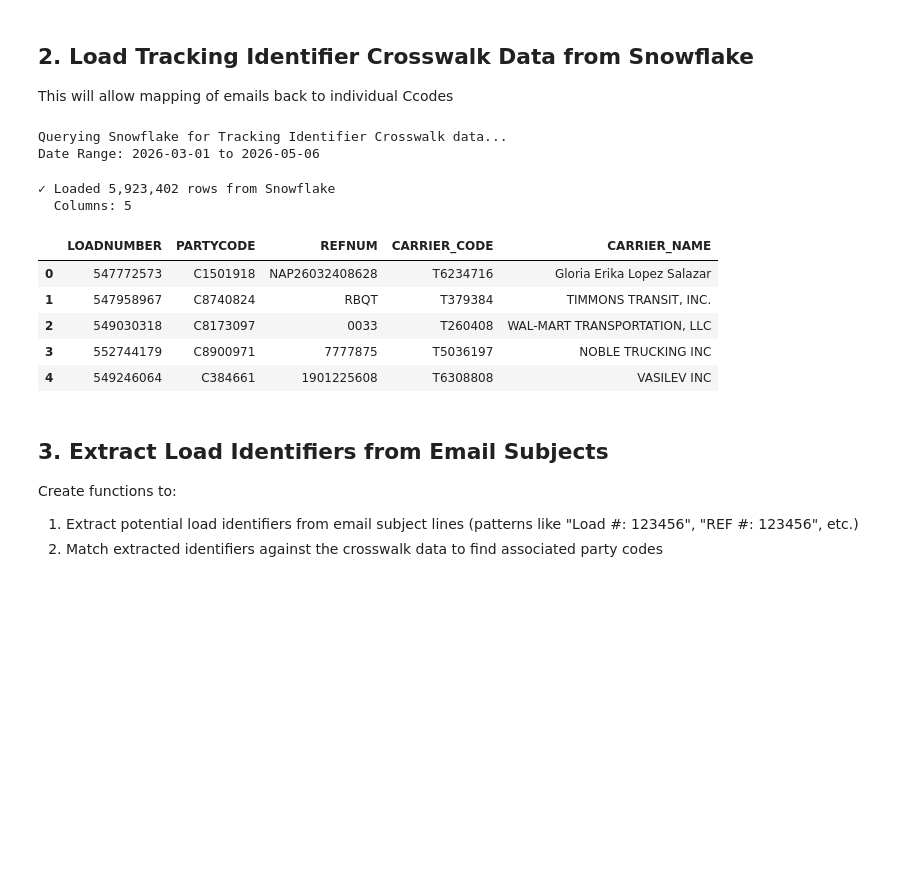
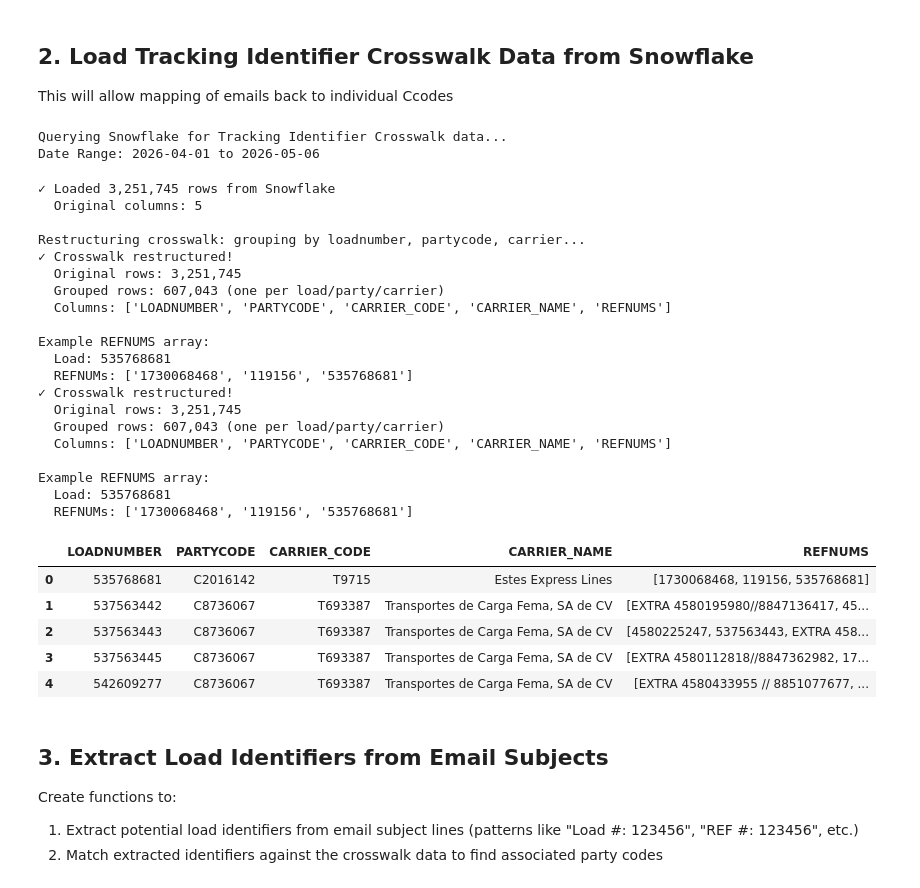
Before and after one commit to vugtlan/trackingContextBuilder, a Jupyter notebook: notebooks/trackingContextBuilderExtraction.ipynb, the cells around one changed output. Saved outputs shown, nothing was run; the diff lists cells and outputs as text; code cells hidden in the pictures; blank space fills up the shorter version.

```diff
--- a/notebooks/trackingContextBuilderExtraction.ipynb
+++ b/notebooks/trackingContextBuilderExtraction.ipynb
@@ -32,7 +32,7 @@ print("✓ Logging configured (INFO messages suppressed)")
 ✓ Logging configured (INFO messages suppressed)
 # %%
 # Getting email data from startdate to enddate
-startdate = '2026-03-01'
+startdate = '2026-04-01'
 enddate = '2026-05-06'
 
 print(f"Tracking Email History will be Retrieved from {startdate} to {enddate}")
@@ -115,29 +492,73 @@ This will allow mapping of emails back to individual Ccodes
 # %%
 # Execute the query to get historical load data
 print("Querying Snowflake for Tracking Identifier Crosswalk data...")
 print(f"Date Range: {startdate} to {enddate}")
 
 loader = DataLoader()
 
-crosswalk_df = loader.load_from_snowflake(
+crosswalk_raw = loader.load_from_snowflake(
     sql_file_path='../sql/loadNumbertoReferenceNumMatching.sql',
     params={'startdate': startdate}
 )
 
-print(f"\n✓ Loaded {len(crosswalk_df):,} rows from Snowflake")
-print(f"  Columns: {len(crosswalk_df.columns)}")
+print(f"\n✓ Loaded {len(crosswalk_raw):,} rows from Snowflake")
+print(f"  Original columns: {len(crosswalk_raw.columns)}")
+
+# Restructure crosswalk to have one row per (loadnumber, partycode, carrier) combination
+# Group by load/party/carrier and aggregate REFNUMs into arrays
+print("\nRestructuring crosswalk: grouping by loadnumber, partycode, carrier...")
+crosswalk_df = crosswalk_raw.groupby(
+    ['LOADNUMBER', 'PARTYCODE', 'CARRIER_CODE', 'CARRIER_NAME'],
+    dropna=False
+).agg({
+    'REFNUM': lambda x: list(x.dropna().unique())  # Collect unique REFNUMs as array
+}).reset_index()
+
+# Rename the aggregated column for clarity
+crosswalk_df.rename(columns={'REFNUM': 'REFNUMS'}, inplace=True)
+
+print(f"✓ Crosswalk restructured!")
+print(f"  Original rows: {len(crosswalk_raw):,}")
+print(f"  Grouped rows: {len(crosswalk_df):,} (one per load/party/carrier)")
+print(f"  Columns: {list(crosswalk_df.columns)}")
+
+# Show example of REFNUMS array
+print(f"\nExample REFNUMS array:")
+if len(crosswalk_df) > 0:
+    example_row = crosswalk_df.iloc[0]
+    print(f"  Load: {example_row['LOADNUMBER']}")
+    print(f"  REFNUMs: {example_row['REFNUMS'][:5]}..." if len(example_row['REFNUMS']) > 5 else f"  REFNUMs: {example_row['REFNUMS']}")
+
 crosswalk_df.head()
 # %% [output]
 Querying Snowflake for Tracking Identifier Crosswalk data...
-Date Range: 2026-03-01 to 2026-05-06
+Date Range: 2026-04-01 to 2026-05-06
-✓ Loaded 5,923,402 rows from Snowflake
-  Columns: 5
+✓ Loaded 3,251,745 rows from Snowflake
+  Original columns: 5
+
+Restructuring crosswalk: grouping by loadnumber, partycode, carrier...
+✓ Crosswalk restructured!
+  Original rows: 3,251,745
+  Grouped rows: 607,043 (one per load/party/carrier)
+  Columns: ['LOADNUMBER', 'PARTYCODE', 'CARRIER_CODE', 'CARRIER_NAME', 'REFNUMS']
+
+Example REFNUMS array:
+  Load: 535768681
+  REFNUMs: ['1730068468', '119156', '535768681']
+✓ Crosswalk restructured!
+  Original rows: 3,251,745
+  Grouped rows: 607,043 (one per load/party/carrier)
+  Columns: ['LOADNUMBER', 'PARTYCODE', 'CARRIER_CODE', 'CARRIER_NAME', 'REFNUMS']
+
+Example REFNUMS array:
+  Load: 535768681
+  REFNUMs: ['1730068468', '119156', '535768681']
-|  | LOADNUMBER | PARTYCODE | REFNUM | CARRIER_CODE | CARRIER_NAME |
-| 0 | 547772573 | C1501918 | NAP26032408628 | T6234716 | Gloria Erika Lopez Salazar |
-| 1 | 547958967 | C8740824 | RBQT | T379384 | TIMMONS TRANSIT, INC. |
-| 2 | 549030318 | C8173097 | 0033 | T260408 | WAL-MART TRANSPORTATION, LLC |
-| 3 | 552744179 | C8900971 | 7777875 | T5036197 | NOBLE TRUCKING INC |
-| 4 | 549246064 | C384661 | 1901225608 | T6308808 | VASILEV INC |
+|  | LOADNUMBER | PARTYCODE | CARRIER_CODE | CARRIER_NAME | REFNUMS |
+| 0 | 535768681 | C2016142 | T9715 | Estes Express Lines | [1730068468, 119156, 535768681] |
+| 1 | 537563442 | C8736067 | T693387 | Transportes de Carga Fema, SA de CV | [EXTRA 4580195980//8847136417, 45... |
+| 2 | 537563443 | C8736067 | T693387 | Transportes de Carga Fema, SA de CV | [4580225247, 537563443, EXTRA 458... |
+| 3 | 537563445 | C8736067 | T693387 | Transportes de Carga Fema, SA de CV | [EXTRA 4580112818//8847362982, 17... |
+| 4 | 542609277 | C8736067 | T693387 | Transportes de Carga Fema, SA de CV | [EXTRA 4580433955 // 8851077677, ... |
 # %% [markdown]
 ## 3. Extract Load Identifiers from Email Subjects
 
```
Also changed, not shown: parts of 37 cells of this notebook, 2 other files.
